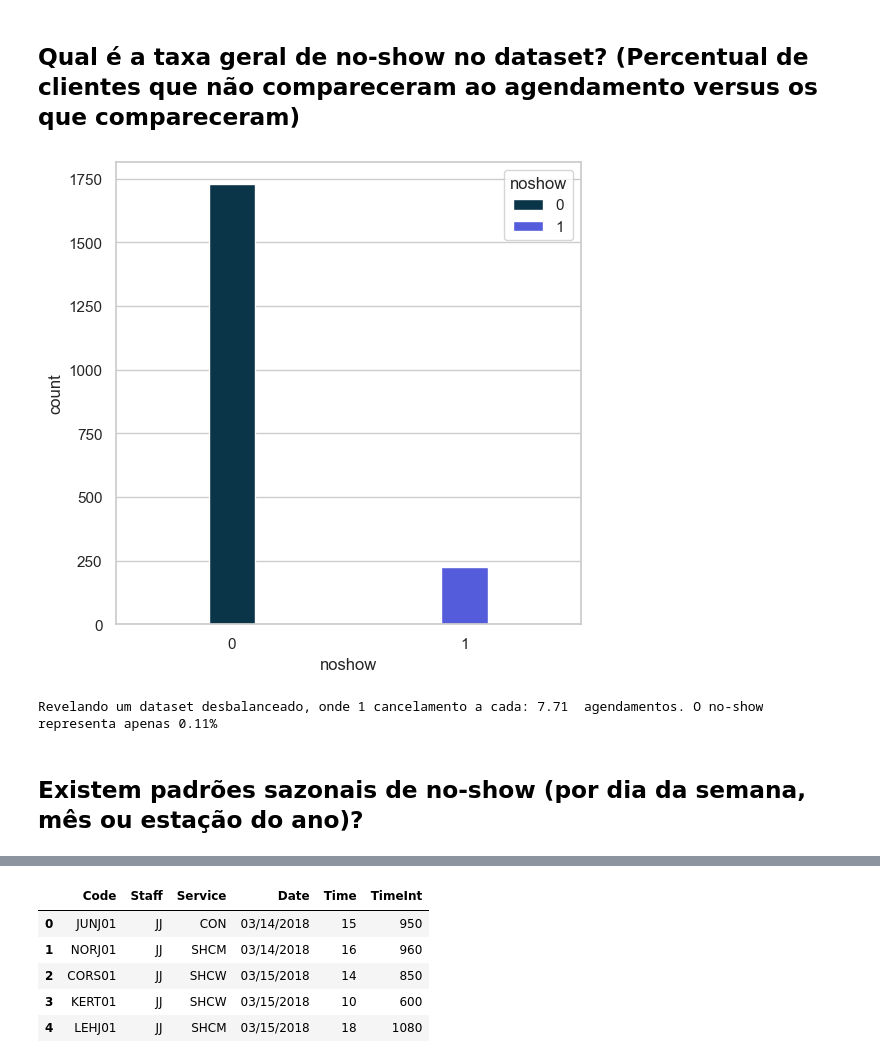
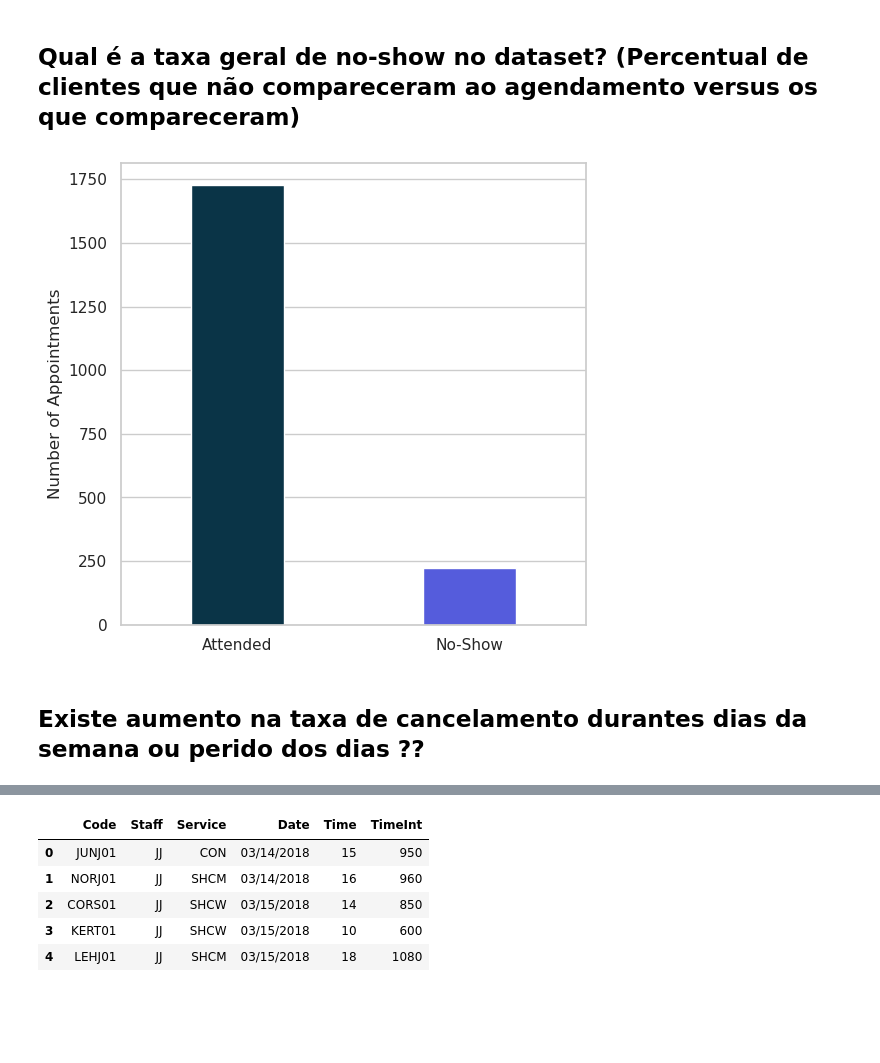
Before and after one commit to walacevale/Portfolio, a Jupyter notebook: Hair_Salon/notebooks/01_data_exploration.ipynb, the cells around one changed output, grey strips where cells are left out. Cells and saved outputs as stored; diff of their text form; code cells hidden in the pictures; blank space fills up the shorter version.

```diff
--- a/Hair_Salon/notebooks/01_data_exploration.ipynb
+++ b/Hair_Salon/notebooks/01_data_exploration.ipynb
@@ -24,5 +31,5 @@ Como resultado, pretende-se criar uma ferramenta analítica que auxilie o salão
 # %%
-df_hair_salon = pd.read_csv('../data\hair_salon_no_show_wrangled_df.csv')
+df_hair_salon = pd.read_csv('../data/raw/hair_salon_no_show_wrangled_df.csv')
 df_hair_salon.head()
 # %% [output]
 |  | Unnamed: 0 | book_tod | book_dow | book_category | book_staff | last_category | last_staff | ... |
@@ -33,6 +40,7 @@ df_hair_salon.head()
 | 4 | 4 | evening | Saturday | STYLE | KELLY | STYLE | KELLY | ... |
 5 rows × 22 columns
 # %%
+df_hair_salon = df_hair_salon.drop_duplicates()
 df_hair_salon.info()
 # %% [output]
 <class 'pandas.core.frame.DataFrame'>
@@ -55,19 +63,24 @@ memory usage: 335.6+ KB
 # %% [markdown]
 ## Qual é a taxa geral de no-show no dataset? (Percentual de clientes que não compareceram ao agendamento versus os que compareceram)
 # %%
+df_hair_salon['noshow_label'] = df_hair_salon['noshow'].map({
+    0: 'Attended',
+    1: 'No-Show'
+})
+
 plt.figure(figsize=(6,6))
-sns.countplot(data=df_hair_salon, x='noshow',  hue='noshow', legend=True, width= 0.2)
-plt.show()
-
-proportion_noshow = df_hair_salon['noshow'].value_counts(normalize=False)
-proportion_noshow_percent = proportion_noshow[1] / df_hair_salon['noshow'].count()
-proportion_noshow = round(proportion_noshow[0] / proportion_noshow[1], 2)
-
-
-print(f'Revelando um dataset desbalanceado, onde 1 cancelamento a cada: {proportion_noshow}  agendamentos. O no-show representa apenas {round(proportion_noshow_percent, 2)}% dos dados totais')
+sns.countplot(
+    data=df_hair_salon,
+    x='noshow_label',
+    hue='noshow_label',
+    legend=False,
+    width=0.4
+)
+plt.xlabel('')
+plt.ylabel('Number of Appointments')
+plt.savefig("../figs/number_appointments.png", dpi=300, bbox_inches="tight")
 # %% [output]
-[figure, old version]
+[figure, new version]
-Revelando um dataset desbalanceado, onde 1 cancelamento a cada: 7.71  agendamentos. O no-show representa apenas 0.11%
 # %% [markdown]
-## Existem padrões sazonais de no-show (por dia da semana, mês ou estação do ano)?
+## Existe aumento na taxa de cancelamento durantes dias da semana ou perido dos dias ??
 # %%
```
Also changed, not shown: parts of 37 cells of this notebook, 10 other files.
